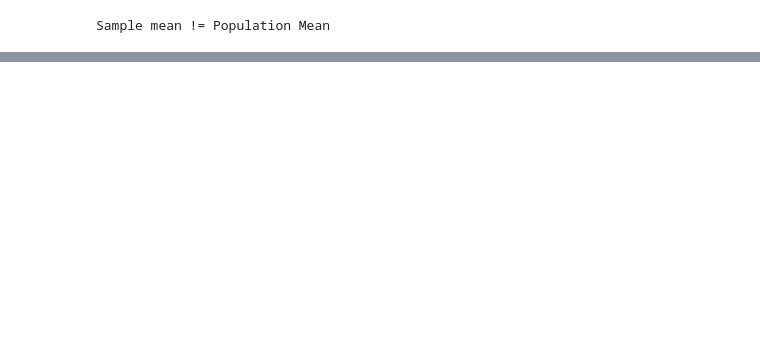
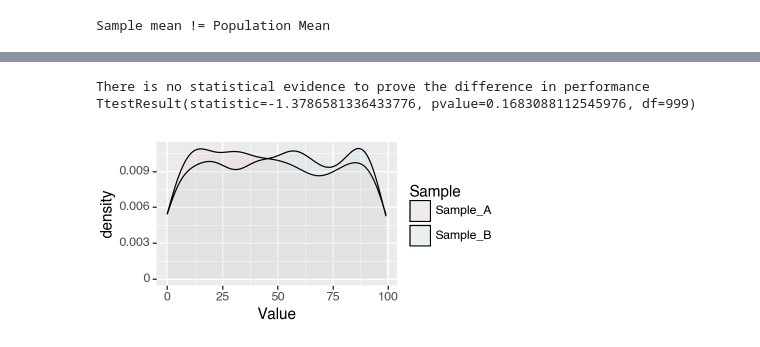
Before and after one commit to VinothL/StatisticsWorks, a Jupyter notebook: stats_hypothesis_testing.ipynb, the cells around one changed output, grey strips where cells are left out. Saved outputs shown, nothing was run; the diff lists cells and outputs as text; code cells hidden in the pictures; blank space fills up the shorter version.

Commit message:
Added Anova tests

```diff
--- a/stats_hypothesis_testing.ipynb
+++ b/stats_hypothesis_testing.ipynb
@@ -105,3 +114,24 @@ Ttest_indResult(statistic=-0.5528762275630705, pvalue=0.580410016109019)
+# %%
+#Code
+# Paired t-test / Before vs After comparison
+Sample_A = samplesDf.loc[samplesDf.Sample == 'Sample_A','Value']
+Sample_B = samplesDf.loc[samplesDf.Sample == 'Sample_B','Value']
+t_result = stats.ttest_rel(Sample_A,Sample_B)
+if t_result[1] < ALPHA:
+    print('There is statistical evidence for the difference')
+else:
+    print('There is no statistical evidence to prove the difference in performance')
+    print(t_result)
+
+print(p9.ggplot(samplesDf)
+      + p9.aes(x='Value',fill='Sample')
+       + p9.geom_density(alpha = ALPHA)
+       + p9.theme(figure_size=(4,2))
+       )
+# %% [output]
+There is no statistical evidence to prove the difference in performance
+TtestResult(statistic=-1.3786581336433776, pvalue=0.1683088112545976, df=999)
+[figure, added]
 # %%
 # Tests for Categorical value - (Head/Tail, Success/Failure)
 # 1. ChiSquare Test - Goodness of fitness
```
Also changed, not shown: parts of 29 cells of this notebook, 1 other file.
